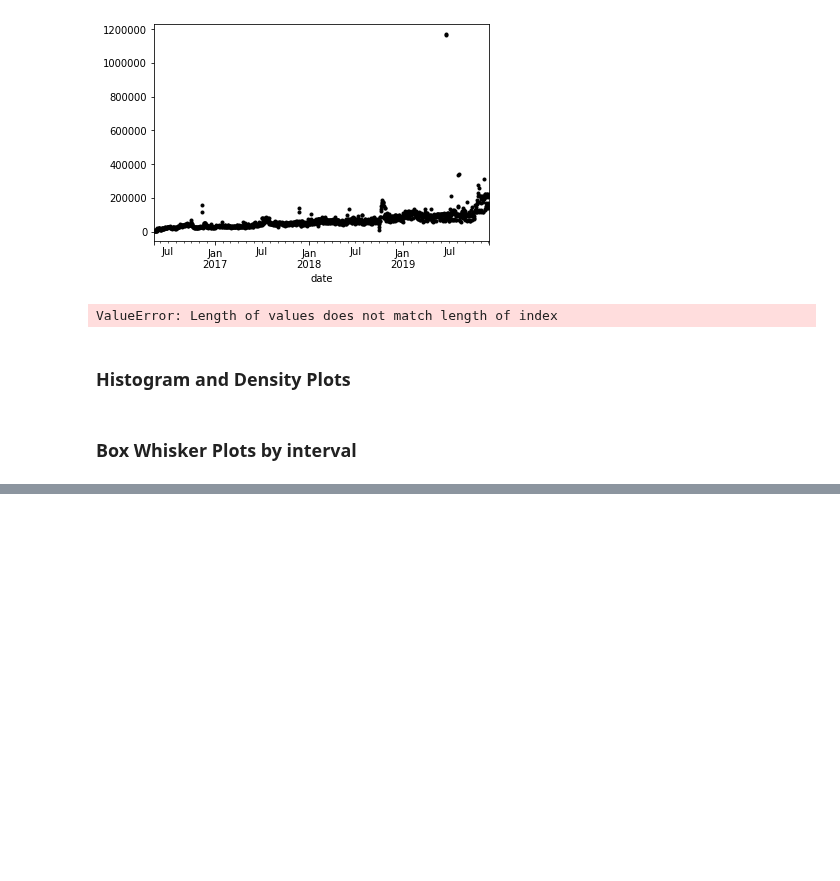
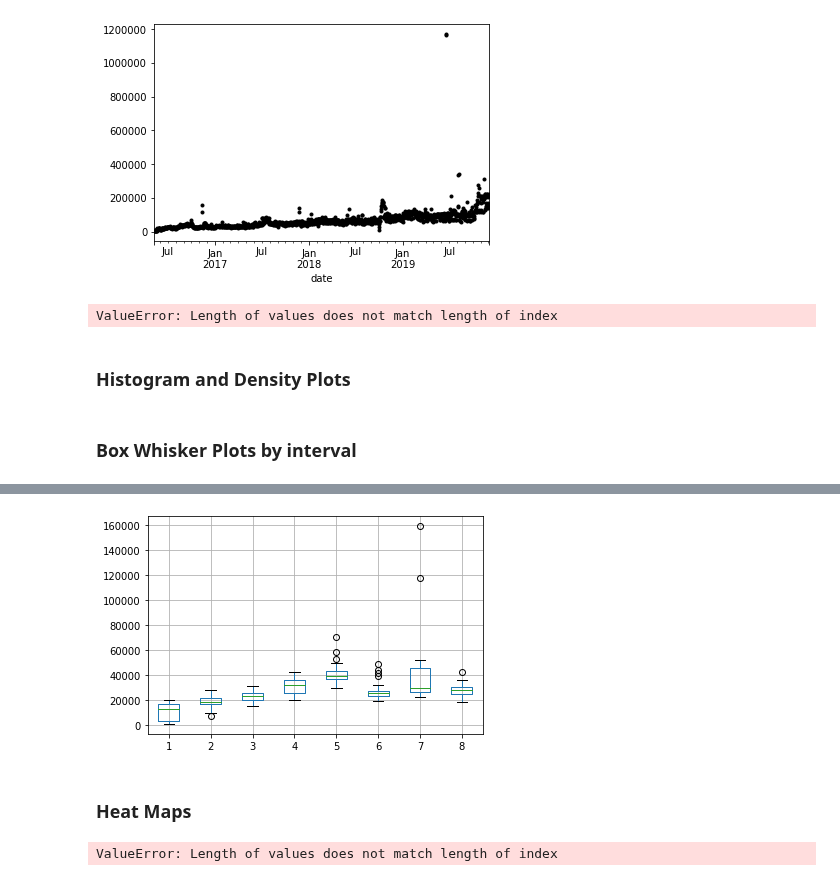
Before and after one commit to ayosamobitade/Time-Series-Analytic-Projects, a Jupyter notebook: forum pageviews/forum pageview.ipynb, the cells around one changed output, grey strips where cells are left out. Saved outputs shown, nothing was run; the diff lists cells and outputs as text; code cells hidden in the pictures; blank space fills up the shorter version.

Commit message:
Time series

```diff
--- a/forum pageviews/forum pageview.ipynb
+++ b/forum pageviews/forum pageview.ipynb
@@ -258,0 +261,28 @@ plt.show()
+# %%
+#  create a boxplot of monthly data
+
+one_year = series['2016']
+groups = one_year.groupby(pd.Grouper(freq='M'))
+months = pd.concat([pd.DataFrame(x[1].values) for x in groups], axis = 1)
+months = pd.DataFrame(months)
+months.columns = range(1,9)
+months.boxplot()
+plt.show()
+# %% [output]
+[figure, added]
+# %% [markdown]
+### Heat Maps
+# %%
+# create a heat map of the yearly data
+
+groups = series.groupby(pd.Grouper(freq = 'A'))
+years = pd.DataFrame()
+
+for name, group in groups:
+    years[name.year] = group.values
+
+years = years.T
+plt.matshow(years, interpolation = None, aspect = 'auto')
+plt.show()
+# %% [output]
+ValueError: Length of values does not match length of index
```
Also changed, not shown: parts of 2 cells of this notebook.
